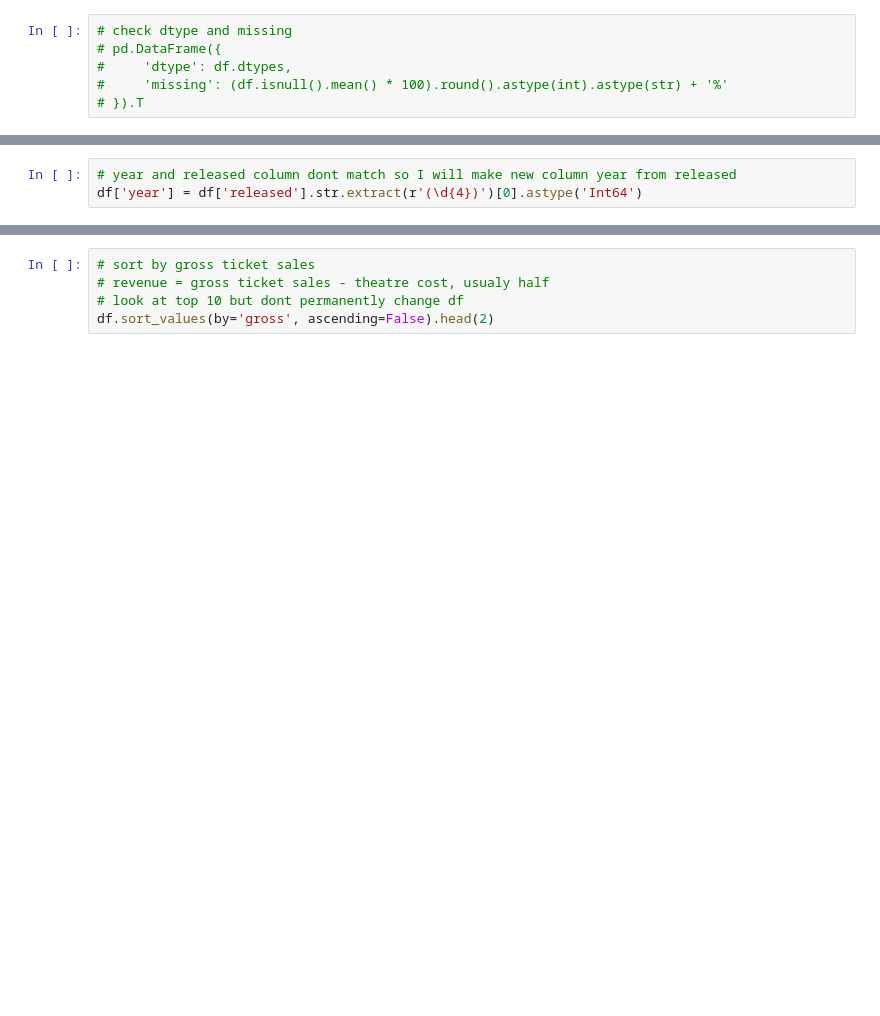
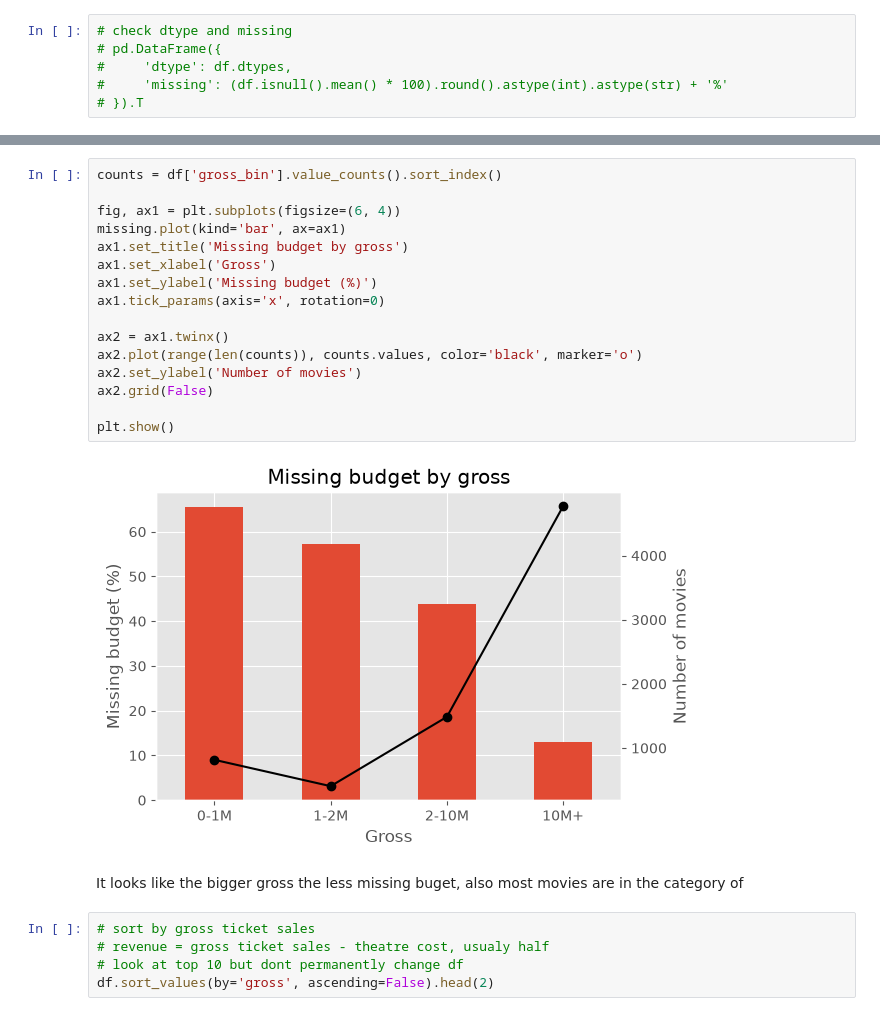
Before and after one commit to ogicode/Film_Correlation, a Jupyter notebook: notebook.ipynb, the cells around one changed output, grey strips where cells are left out. Saved outputs shown, nothing was run; the diff lists cells and outputs as text; blank space fills up the shorter version.

```diff
--- a/notebook.ipynb
+++ b/notebook.ipynb
@@ -121,6 +105,3 @@ html += '</table>'
 HTML(html)
 # %% [output]
 [interactive output not drawn]
-# %%
-# year and released column dont match so I will make new column year from released
-df['year'] = df['released'].str.extract(r'(\d{4})')[0].astype('Int64')
@@ -127,3 +135,23 @@ df['year'] = df['released'].str.extract(r'(\d{4})')[0].astype('Int64')
+# %%
+counts = df['gross_bin'].value_counts().sort_index()
+
+fig, ax1 = plt.subplots(figsize=(6, 4))
+missing.plot(kind='bar', ax=ax1)
+ax1.set_title('Missing budget by gross')
+ax1.set_xlabel('Gross')
+ax1.set_ylabel('Missing budget (%)')
+ax1.tick_params(axis='x', rotation=0)
+
+ax2 = ax1.twinx()
+ax2.plot(range(len(counts)), counts.values, color='black', marker='o')
+ax2.set_ylabel('Number of movies')
+ax2.grid(False)
+
+plt.show()
+# %% [output]
+[figure, added]
+# %% [markdown]
+It looks like the bigger gross the less missing buget, also most movies are in the category of
 # %%
 # sort by gross ticket sales
 # revenue = gross ticket sales - theatre cost, usualy half
```
Also changed, not shown: parts of 9 cells of this notebook.
